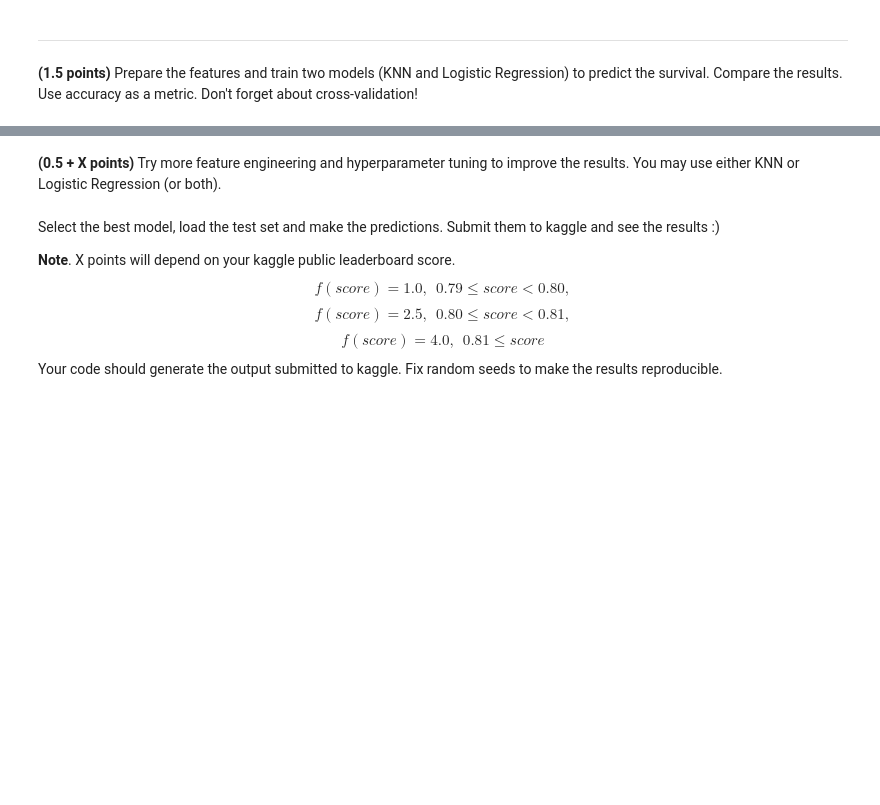
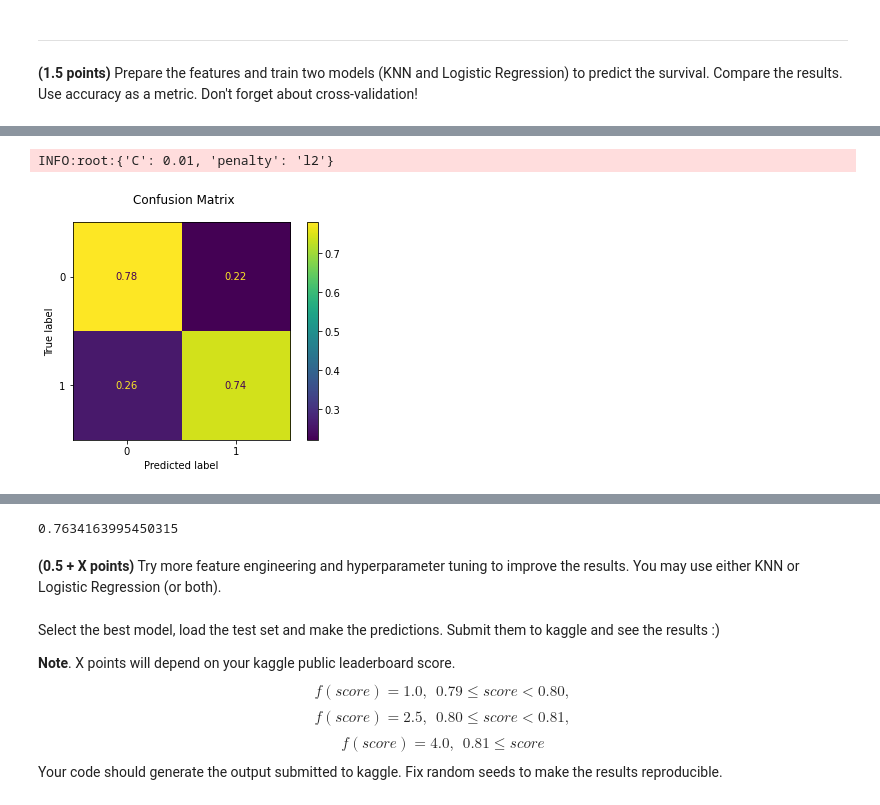
Before and after one commit to bonvech/ml-intro-1, a Jupyter notebook: 5_classification_linear_knn/hw_classification.ipynb, the cells around one changed output, grey strips where cells are left out. Cells and saved outputs as stored; diff of their text form; code cells hidden in the pictures; blank space fills up the shorter version.

```diff
--- a/5_classification_linear_knn/hw_classification.ipynb
+++ b/5_classification_linear_knn/hw_classification.ipynb
@@ -962,0 +1069,24 @@ data.head()
+# %%
+def fit_plot_confusion(clf, X_train, y_train, X_test, y_test):
+    clf.fit(X_train, y_train % 2)
+
+    mean, std = clf.cv_results_['mean_test_score'][clf.best_index_], \
+                clf.cv_results_['std_test_score'][clf.best_index_]
+
+    logging.info(clf.best_params_)
+
+    disp = metrics.plot_confusion_matrix(clf, X_test, y_test % 2, normalize='true')
+    disp.figure_.suptitle("Confusion Matrix")
+    plt.show()
+
+    return clf.best_estimator_, {"mean": mean, "std": std}
+# %%
+lr_param_grid = {'C': [0.01, 0.1, 1.0],
+                 'penalty': ['l1', 'l2']}
+lr_clf = GridSearchCV(LogisticRegression(random_state=42, max_iter=1000, solver='saga', n_jobs=-1), lr_param_grid)
+# %%
+%%time
+lr_best_clf, lr_stats = fit_plot_confusion(lr_clf, X_train, y_train, X_test, y_test)
+# %% [output]
+INFO:root:{'C': 0.01, 'penalty': 'l2'}
+[figure, added]
@@ -963,3 +1098,8 @@ data.head()
+# %%
+y_pred = lr_best_clf.predict(X_test)
+metrics.accuracy_score(y_pred=y_pred, y_true=y_test % 2)
+# %% [output]
+0.7634163995450315
 # %% [markdown]
 **(0.5 + X points)** Try more feature engineering and hyperparameter tuning to improve the results. You may use either KNN or Logistic Regression (or both).
 # %%
```
Also changed, not shown: parts of 20 cells of this notebook, 1 other file.
